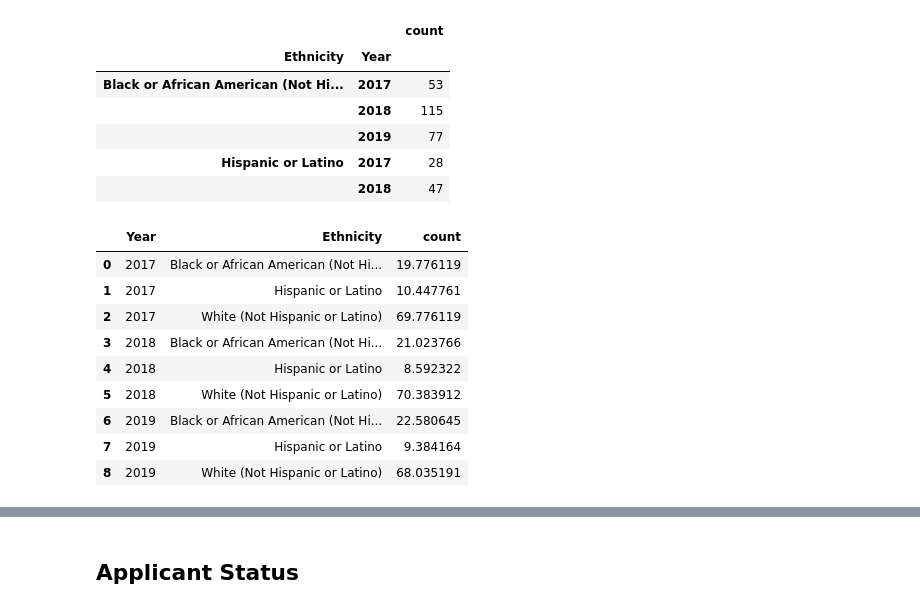
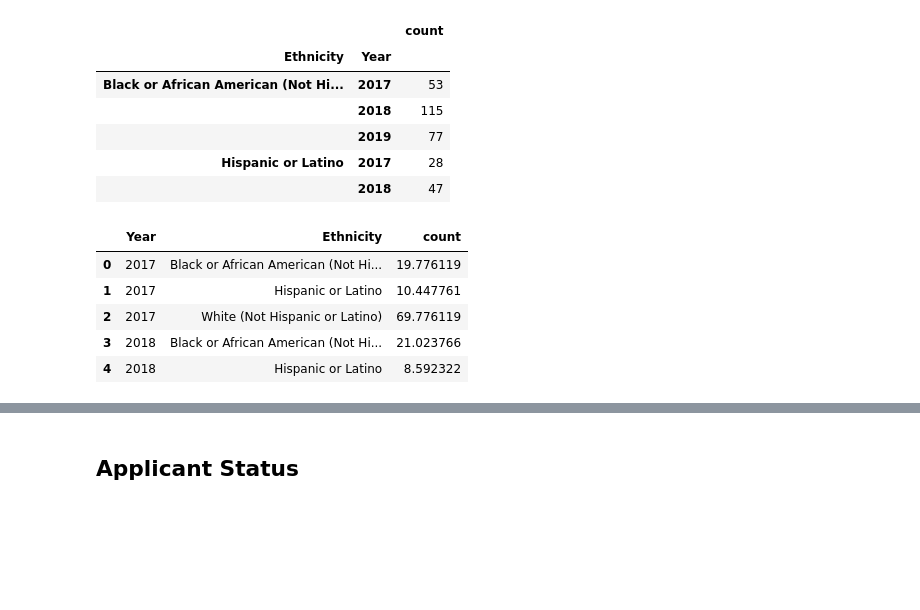
Before and after one commit to mrkjhsn/South-Bend-Police-Department-Recruitment, a Jupyter notebook: south_bend_police_recruitment.ipynb, the cells around one changed output, grey strips where cells are left out. Saved outputs shown, nothing was run; the diff lists cells and outputs as text; code cells hidden in the pictures; blank space fills up the shorter version.

```diff
--- a/south_bend_police_recruitment.ipynb
+++ b/south_bend_police_recruitment.ipynb
@@ -107,18 +131,15 @@ ethnicity_count_year.head()
 # what percent of applicants over time are from which ethnicities?
 eth_per_app_yr = app_status_by_ethnicity.groupby(['Year', 'Ethnicity'])['Ethnicity'].agg(['count']) \
     .groupby(level=0).apply(lambda x: 100 * x / float(x.sum())).reset_index()
-# %%
-eth_per_app_yr
-# %% [output]
-|  | Year | Ethnicity | count |
-| 0 | 2017 | Black or African American (Not Hi... | 19.776119 |
-| 1 | 2017 | Hispanic or Latino | 10.447761 |
-| 2 | 2017 | White (Not Hispanic or Latino) | 69.776119 |
-| 3 | 2018 | Black or African American (Not Hi... | 21.023766 |
-| 4 | 2018 | Hispanic or Latino | 8.592322 |
-| 5 | 2018 | White (Not Hispanic or Latino) | 70.383912 |
-| 6 | 2019 | Black or African American (Not Hi... | 22.580645 |
-| 7 | 2019 | Hispanic or Latino | 9.384164 |
-| 8 | 2019 | White (Not Hispanic or Latino) | 68.035191 |
+# %%
+# verify it looks as it should
+eth_per_app_yr.head()
+# %% [output]
+|  | Year | Ethnicity | count |
+| 0 | 2017 | Black or African American (Not Hi... | 19.776119 |
+| 1 | 2017 | Hispanic or Latino | 10.447761 |
+| 2 | 2017 | White (Not Hispanic or Latino) | 69.776119 |
+| 3 | 2018 | Black or African American (Not Hi... | 21.023766 |
+| 4 | 2018 | Hispanic or Latino | 8.592322 |
 # %%
 fig, axes = plt.subplots(nrows=2, ncols=1, sharex='col')
```
Also changed, not shown: parts of 31 cells of this notebook.
